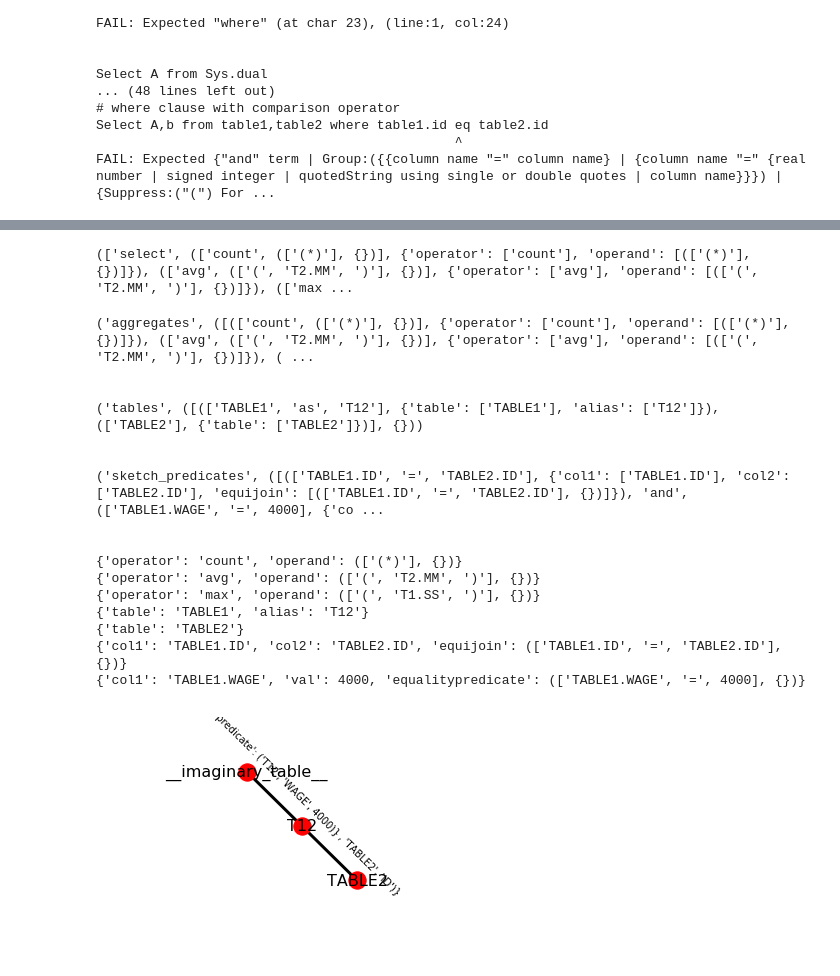
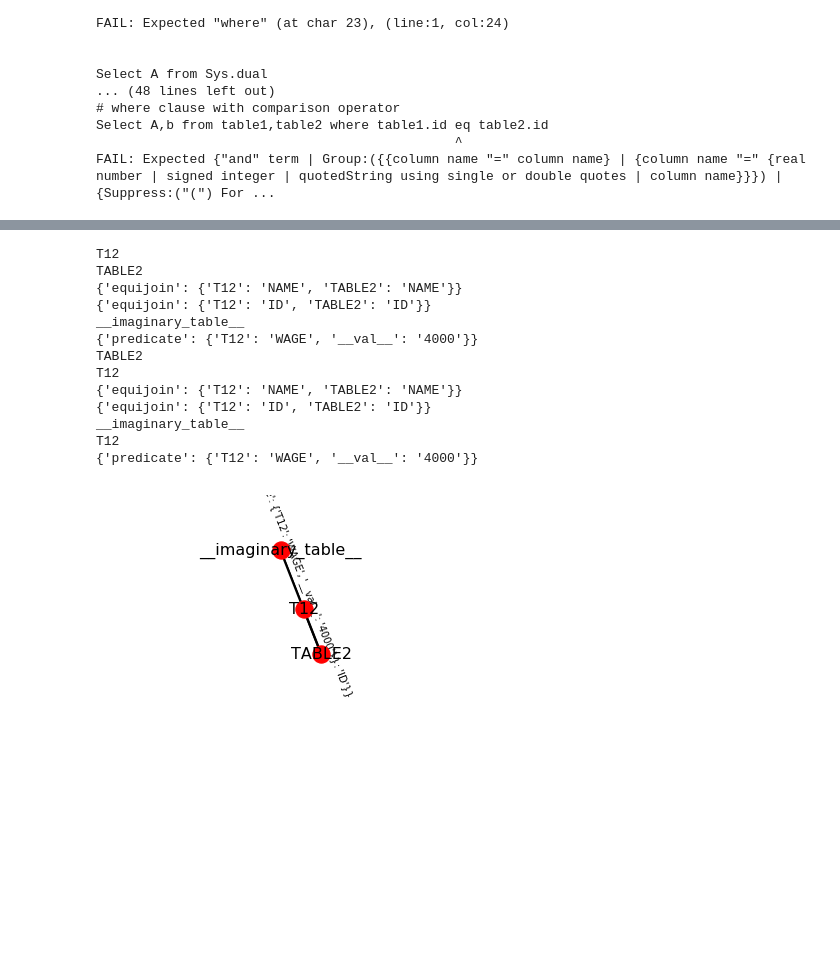
Before and after one commit to AaEll/MonteCarlo_simulator, a Jupyter notebook: SQLParser.ipynb, the cells around one changed output, grey strips where cells are left out. Saved outputs shown, nothing was run; the diff lists cells and outputs as text; code cells hidden in the pictures; blank space fills up the shorter version.

Commit message:
added test example for signatures from join graph

```diff
--- a/SQLParser.ipynb
+++ b/SQLParser.ipynb
@@ -169,36 +153 @@ True
-# %%
-simpleSQL.parseString("select COUNT(*), avg (T2.mm), max(T1.ss) FROM table1 as T12,table2 where table1.id = table2.id AND table1.wage = 4000")
-# %% [output]
-(['select', (['count', (['(*)'], {})], {'operator': ['count'], 'operand': [(['(*)'], {})]}), (['avg', (['(', 'T2.MM', ')'], {})], {'operator': ['avg'], 'operand': [(['(', 'T2.MM', ')'], {})]}), (['max ...
-# %%
-ParseResults = simpleSQL.parseString("select COUNT(*), avg (T2.mm), max(T1.ss) FROM table1 as T12,table2 where table1.id = table2.id AND table1.wage = 4000",parseAll=True)
-for x in ParseResults.items():
-    print(x)
-    print('\n')
-for agg in ParseResults['aggregates']:
-    print(dict(agg))
-for table in ParseResults['tables']:
-    print(dict(table))
-for predicate in ParseResults['sketch_predicates']:
-    if type(predicate) == str:
-        pass
-    else:
-        print(dict(predicate))
-# %% [output]
-('aggregates', ([(['count', (['(*)'], {})], {'operator': ['count'], 'operand': [(['(*)'], {})]}), (['avg', (['(', 'T2.MM', ')'], {})], {'operator': ['avg'], 'operand': [(['(', 'T2.MM', ')'], {})]}), ( ...
-
-
-('tables', ([(['TABLE1', 'as', 'T12'], {'table': ['TABLE1'], 'alias': ['T12']}), (['TABLE2'], {'table': ['TABLE2']})], {}))
-
-
-('sketch_predicates', ([(['TABLE1.ID', '=', 'TABLE2.ID'], {'col1': ['TABLE1.ID'], 'col2': ['TABLE2.ID'], 'equijoin': [(['TABLE1.ID', '=', 'TABLE2.ID'], {})]}), 'and', (['TABLE1.WAGE', '=', 4000], {'co ...
-
-
-{'operator': 'count', 'operand': (['(*)'], {})}
-{'operator': 'avg', 'operand': (['(', 'T2.MM', ')'], {})}
-{'operator': 'max', 'operand': (['(', 'T1.SS', ')'], {})}
-{'table': 'TABLE1', 'alias': 'T12'}
-{'table': 'TABLE2'}
-{'col1': 'TABLE1.ID', 'col2': 'TABLE2.ID', 'equijoin': (['TABLE1.ID', '=', 'TABLE2.ID'], {})}
-{'col1': 'TABLE1.WAGE', 'val': 4000, 'equalitypredicate': (['TABLE1.WAGE', '=', 4000], {})}
 # %%
@@ -267,15 +227,37 @@ G = CreateJoinGraph("select COUNT(*), avg (T2.mm), max(T1.ss) FROM table1 as T12
 # %%
+G = CreateJoinGraph("select COUNT(*), avg (T2.mm), max(T1.ss) FROM table1 as T12,table2 where T12.name = table2.name AND T12.id = table2.id AND T12.wage = 4000")
+
 fig, ax = plt.subplots()
 ax.set_xlim([-2,2])
 ax.set_ylim([-2,2])
 
 pos = nx.spring_layout(G)
 pos2 = copy.deepcopy(pos)
 for p in pos2:  # raise text positions
     pos2[p][1] += 0.5
 
 
 nx.draw_networkx_edge_labels(G,pos = pos2,ax = ax)
-nx.draw(G,pos = pos,ax = ax,width = 3, font_size=16, with_labels=True)
+nx.draw(G, pos = pos,ax = ax,width = 3, font_size=16, with_labels=True)
+
+for node in G:
+    print(node)
+    for edge,e_dict in G[node].items():
+        print(edge)
+        for e_id, e_attr in e_dict.items():
+            print(e_attr)
 # %% [output]
+T12
+TABLE2
+{'equijoin': {'T12': 'NAME', 'TABLE2': 'NAME'}}
+{'equijoin': {'T12': 'ID', 'TABLE2': 'ID'}}
+__imaginary_table__
+{'predicate': {'T12': 'WAGE', '__val__': '4000'}}
+TABLE2
+T12
+{'equijoin': {'T12': 'NAME', 'TABLE2': 'NAME'}}
+{'equijoin': {'T12': 'ID', 'TABLE2': 'ID'}}
+__imaginary_table__
+T12
+{'predicate': {'T12': 'WAGE', '__val__': '4000'}}
-[figure, old version]
+[figure, new version]
```
Also changed, not shown: parts of 8 cells of this notebook.
